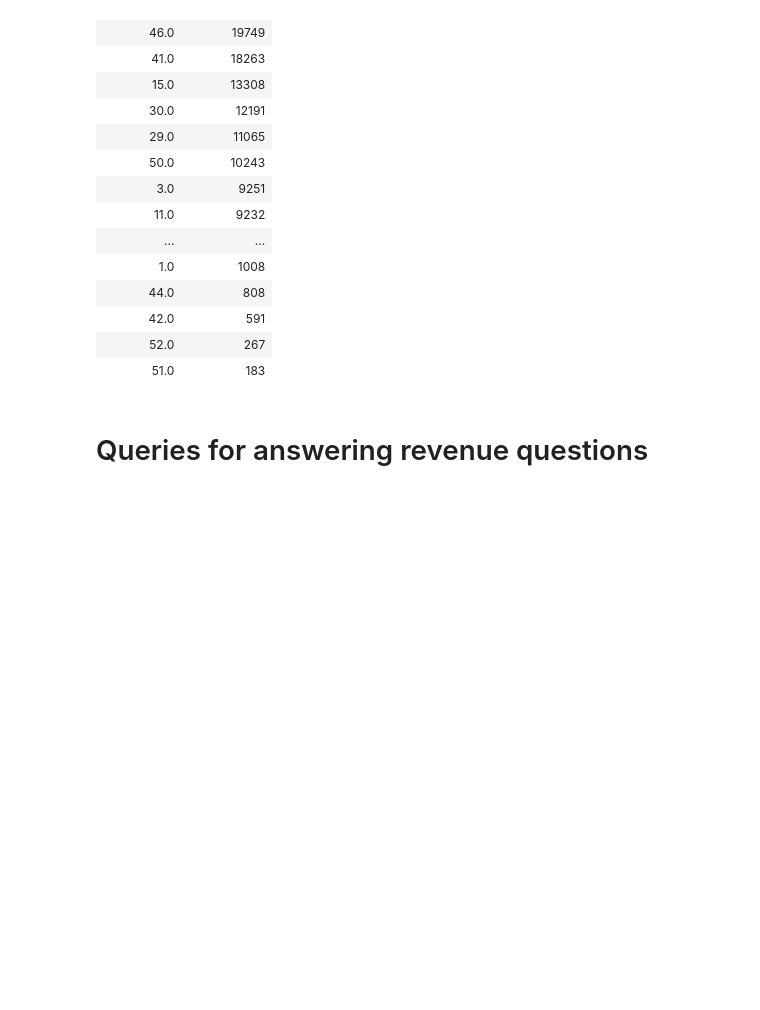
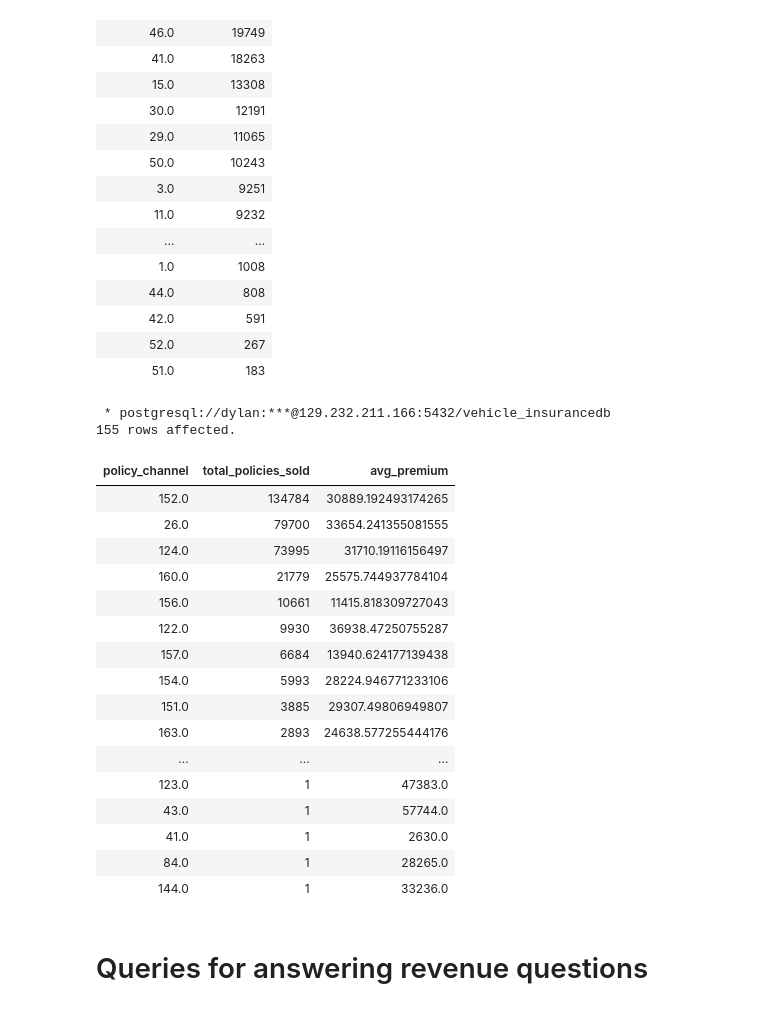
Before and after one commit to The-DigitalAcademy/Vehicle_Insurance, a Jupyter notebook: sqlanalysis_query.ipynb, the cells around one changed output. Cells and saved outputs as stored; diff of their text form; code cells hidden in the pictures; blank space fills up the shorter version.

```diff
--- a/sqlanalysis_query.ipynb
+++ b/sqlanalysis_query.ipynb
@@ -225,6 +223,38 @@ ORDER BY total_policies DESC;
 | 42.0 | 591 |
 | 52.0 | 267 |
 | 51.0 | 183 |
+# %%
+%%sql
+
+--which policy channels are performing the best and worst and what is the average premium for each channel?
+
+SELECT
+    policy_channel,
+    COUNT(DISTINCT ph_id) AS total_policies_sold,
+    AVG(premium) AS avg_premium
+FROM insurancest
+GROUP BY policy_channel
+ORDER BY total_policies_sold DESC;
+# %% [output]
+ * postgresql://dylan:***@129.232.211.166:5432/vehicle_insurancedb
+155 rows affected.
+| policy_channel | total_policies_sold | avg_premium |
+| 152.0 | 134784 | 30889.192493174265 |
+| 26.0 | 79700 | 33654.241355081555 |
+| 124.0 | 73995 | 31710.19116156497 |
+| 160.0 | 21779 | 25575.744937784104 |
+| 156.0 | 10661 | 11415.818309727043 |
+| 122.0 | 9930 | 36938.47250755287 |
+| 157.0 | 6684 | 13940.624177139438 |
+| 154.0 | 5993 | 28224.946771233106 |
+| 151.0 | 3885 | 29307.49806949807 |
+| 163.0 | 2893 | 24638.577255444176 |
+| ... | ... | ... |
+| 123.0 | 1 | 47383.0 |
+| 43.0 | 1 | 57744.0 |
+| 41.0 | 1 | 2630.0 |
+| 84.0 | 1 | 28265.0 |
+| 144.0 | 1 | 33236.0 |
 # %% [markdown]
 # Queries for answering revenue questions
 # %%
```
Also changed, not shown: parts of 2 cells of this notebook, 1 other file.
